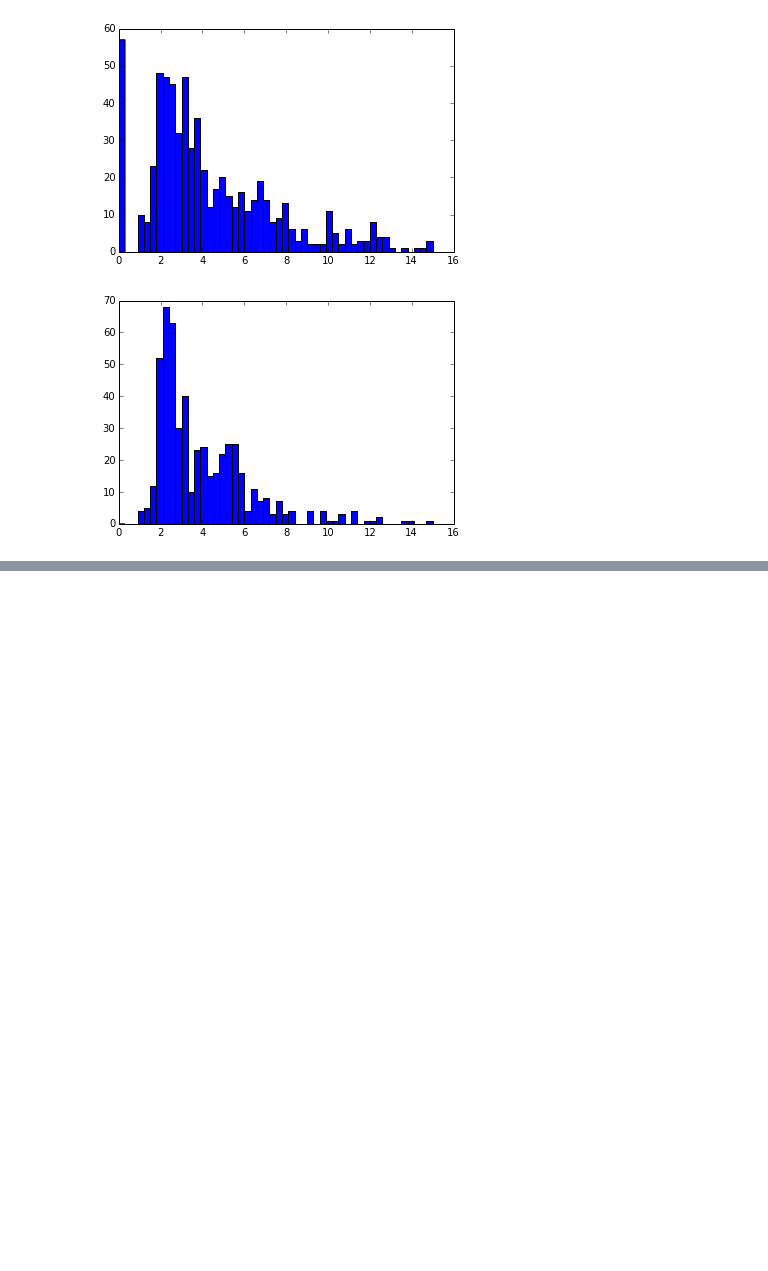
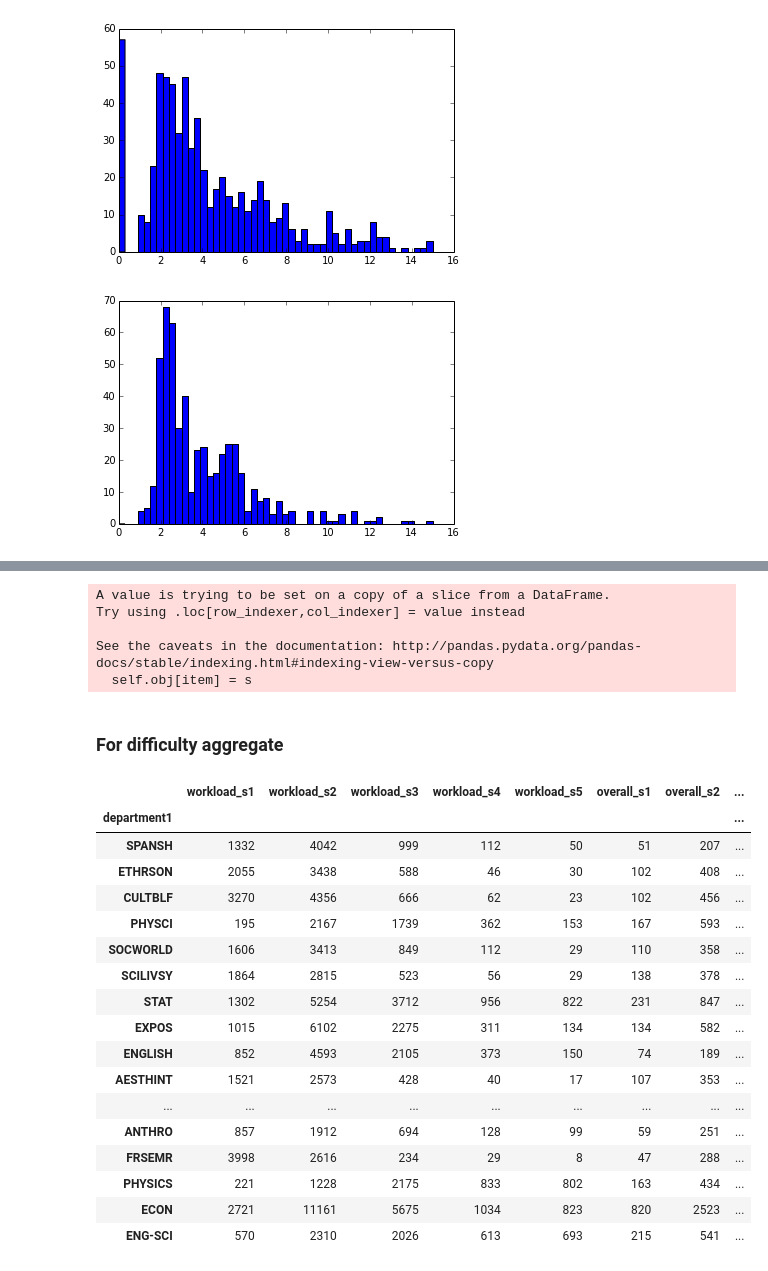
Before and after one commit to russellpekala/qguide, a Jupyter notebook: investigate.ipynb, the cells around one changed output, grey strips where cells are left out. Cells and saved outputs as stored; diff of their text form; code cells hidden in the pictures; blank space fills up the shorter version.

Commit message:
more data wrangling

```diff
--- a/investigate.ipynb
+++ b/investigate.ipynb
@@ -241,0 +263,14 @@ plt.hist(x, normed=True, bins=30)
+# %%
+of_interest = df[['department1', 'year', 'term',
+                  'enrollment', 'name_key1', 'course_title']]
+of_interest.loc[:, 'enrollment'] = (of_interest['enrollment']
+                                     .apply(lambda x: filter_nans(x)))
+# %% [output]
+A value is trying to be set on a copy of a slice from a DataFrame.
+Try using .loc[row_indexer,col_indexer] = value instead
+
+See the caveats in the documentation: http://pandas.pydata.org/pandas-docs/stable/indexing.html#indexing-view-versus-copy
+  self.obj[item] = s
+# %%
+top_depts = (of_interest.groupby('department1')['enrollment'].sum())
+top_depts_list = top_depts.astype('int').sort_values()[-30:].index.tolist()
@@ -241,0 +282,2 @@ plt.hist(x, normed=True, bins=30)
+# %% [markdown]
+### For difficulty aggregate
@@ -241,0 +297,25 @@ plt.hist(x, normed=True, bins=30)
+# %%
+CONVENTIONS = {
+    'workload': {
+        'distribution': 'Course_Workload_Distribution',
+        'mean': 'Course_Workload_Rating',
+        'intervals': [{'min': 0, 'max': 3},
+                      {'min': 4, 'max': 7},
+                      {'min': 8, 'max': 11},
+                      {'min': 11, 'max': 14},
+                      {'min': 11, 'max': 17}],
+        'std_multiplier': 3,
+        'respondents': 'Course_Workload_Respondents'
+    },
+    'overall': {
+        'distribution': 'Course_Overall_Distribution',
+        'mean': 'Course_Overall_Rating',
+        'intervals': [{'min': 1, 'max': 1},
+                      {'min': 2, 'max': 2},
+                      {'min': 3, 'max': 3},
+                      {'min': 4, 'max': 4},
+                      {'min': 5, 'max': 5}],
+        'std_multiplier': 1,
+        'respondents': 'Course_Overall_Respondents'
+    }
+}
@@ -241,0 +444,25 @@ plt.hist(x, normed=True, bins=30)
+# %%
+basic_stats_df = add_additional_data(relevant_df, ['workload', 'overall'])
+grouped_stats_df = add_grouped_data(basic_stats_df, 'department1', ['workload', 'overall'])
+grouped_stats_df = grouped_stats_df[grouped_stats_df.index.isin(top_depts_list)]
+# %%
+grouped_stats_df.sort_values('overall_outstdev')
+# %% [output]
+|  | workload_s1 | workload_s2 | workload_s3 | workload_s4 | workload_s5 | overall_s1 | overall_s2 | ... |
+| department1 |  |  |  |  |  |  |  | ... |
+| SPANSH | 1332 | 4042 | 999 | 112 | 50 | 51 | 207 | ... |
+| ETHRSON | 2055 | 3438 | 588 | 46 | 30 | 102 | 408 | ... |
+| CULTBLF | 3270 | 4356 | 666 | 62 | 23 | 102 | 456 | ... |
+| PHYSCI | 195 | 2167 | 1739 | 362 | 153 | 167 | 593 | ... |
+| SOCWORLD | 1606 | 3413 | 849 | 112 | 29 | 110 | 358 | ... |
+| SCILIVSY | 1864 | 2815 | 523 | 56 | 29 | 138 | 378 | ... |
+| STAT | 1302 | 5254 | 3712 | 956 | 822 | 231 | 847 | ... |
+| EXPOS | 1015 | 6102 | 2275 | 311 | 134 | 134 | 582 | ... |
+| ENGLISH | 852 | 4593 | 2105 | 373 | 150 | 74 | 189 | ... |
+| AESTHINT | 1521 | 2573 | 428 | 40 | 17 | 107 | 353 | ... |
+| ... | ... | ... | ... | ... | ... | ... | ... | ... |
+| ANTHRO | 857 | 1912 | 694 | 128 | 99 | 59 | 251 | ... |
+| FRSEMR | 3998 | 2616 | 234 | 29 | 8 | 47 | 288 | ... |
+| PHYSICS | 221 | 1228 | 2175 | 833 | 802 | 163 | 434 | ... |
+| ECON | 2721 | 11161 | 5675 | 1034 | 823 | 820 | 2523 | ... |
+| ENG-SCI | 570 | 2310 | 2026 | 613 | 693 | 215 | 541 | ... |
```
Also changed, not shown: parts of 31 cells of this notebook, 2 other files.
